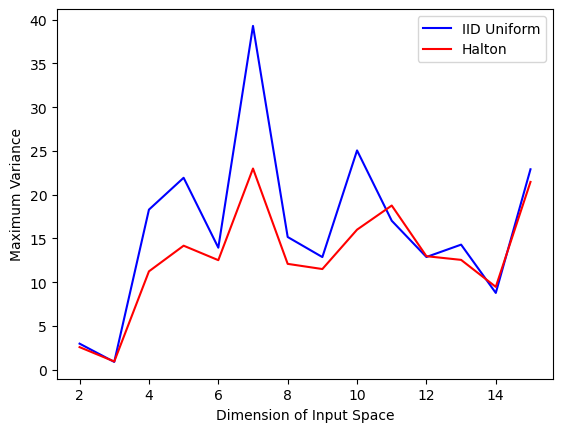
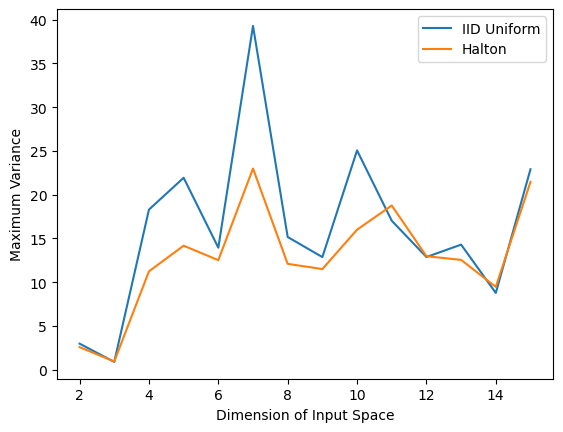
Unified diff of the notebook cell whose output changed from the first chart to the second:
--- before
+++ after
@@ -1,6 +1,6 @@
-max_variances_halton = [max(variance_array) for variance_array in total_variances_1]
+max_variances_halton = [max(variance_array) for variance_array in halton_variances]
 max_variances_iid = [max(variance_array) for variance_array in variances]
-plt.plot(dimensions,max_variances_iid,color="blue",label="IID Uniform")
-plt.plot(dimensions,max_variances_halton,color="red",label="Halton")
+plt.plot(dimensions,max_variances_iid,label="IID Uniform")
+plt.plot(dimensions,max_variances_halton,label="Halton")
 plt.xlabel("Dimension of Input Space")
 plt.ylabel("Maximum Variance")

Commit: Changed some graphs in code for counting regions using uniform sampling and quasi random methods, and generatingblue noise